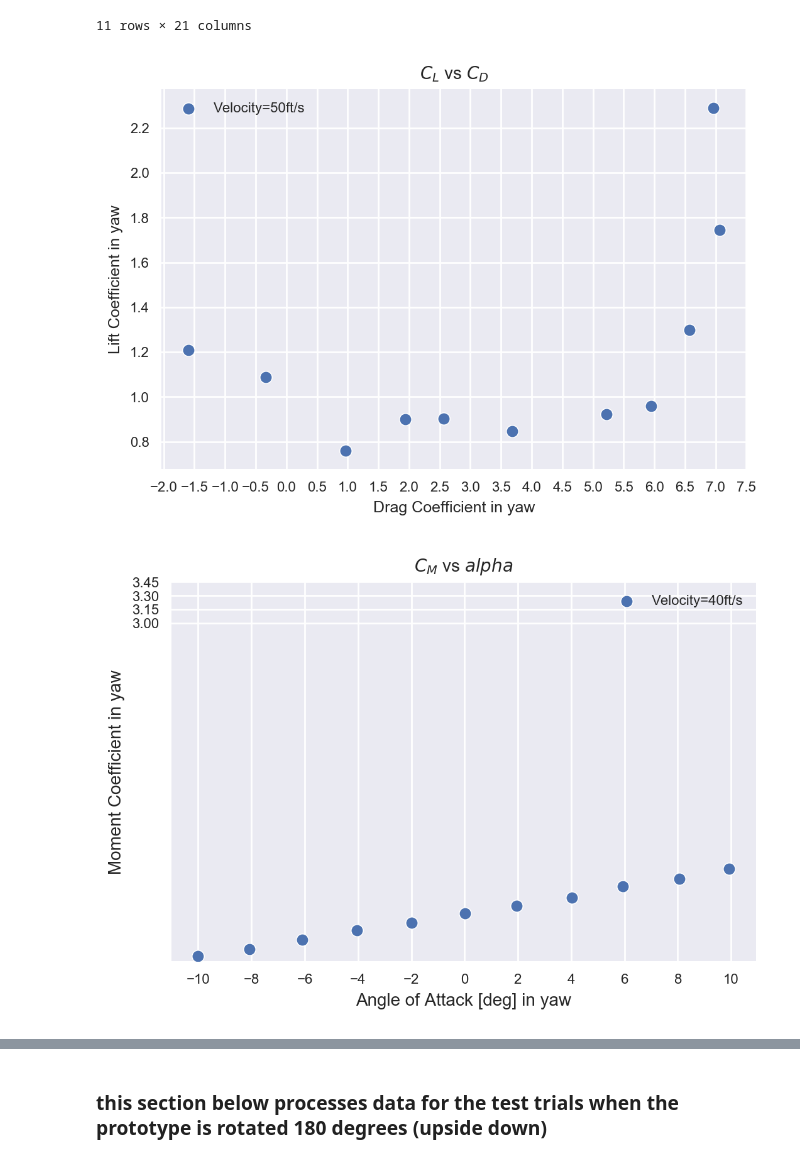
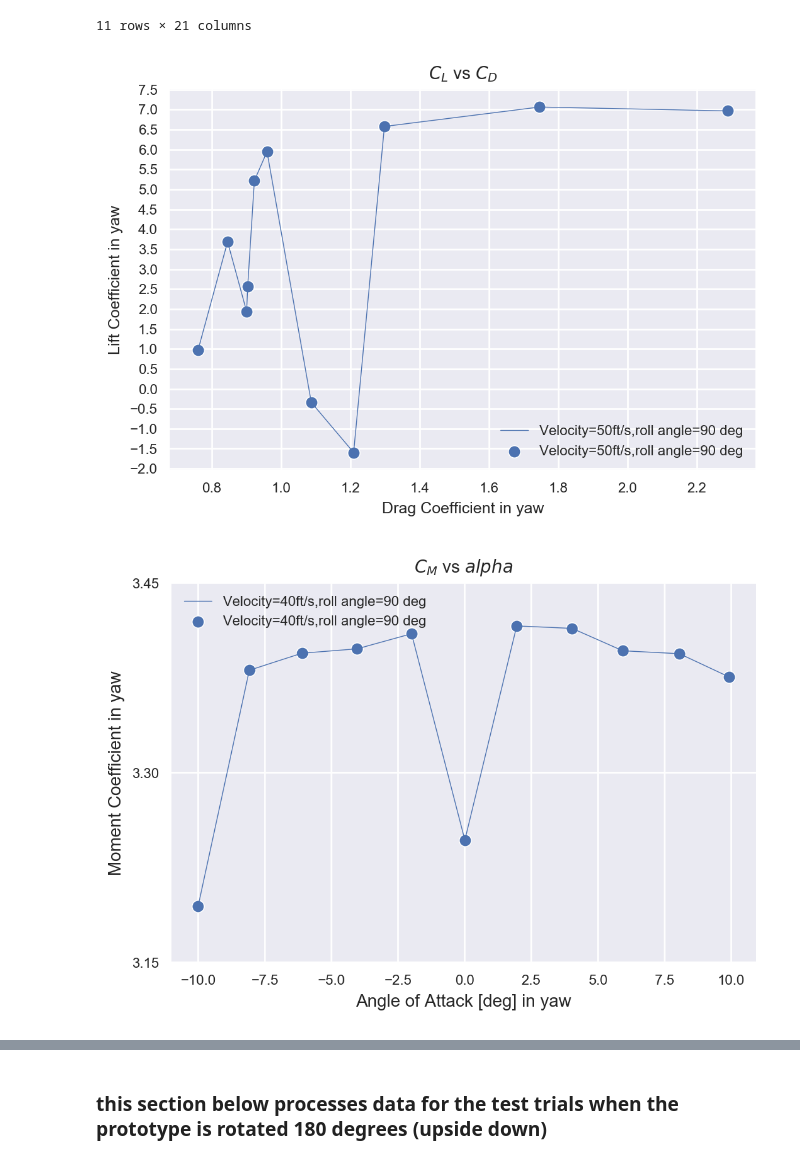
Before and after one commit to RandyChen233/AE460-aerodynamics-propulsion-Lab, a Jupyter notebook: design_lab/data_processing.ipynb, the cells around one changed output, grey strips where cells are left out. Saved outputs shown, nothing was run; the diff lists cells and outputs as text; code cells hidden in the pictures.

```diff
--- a/design_lab/data_processing.ipynb
+++ b/design_lab/data_processing.ipynb
@@ -391,32 +411,33 @@ df_list_yaw[1]
 # %%
 %matplotlib inline
 plt.figure(dpi=200);
-sns.scatterplot(x='Lift Coef',y='Drag Coef',data=df_list_yaw[1],label='Velocity=50ft/s');
+sns.scatterplot(x='Drag Coef',y='Lift Coef',data=df_list_yaw[1],label='Velocity=50ft/s,roll angle=90 deg');
+sns.lineplot(x='Drag Coef',y='Lift Coef',data=df_list_yaw[1],label='Velocity=50ft/s,roll angle=90 deg');
 
 plt.legend(fontsize=8)
-#plt.yticks(np.arange(-0.1,2.3,step=0.3),fontsize=9);
-plt.xticks(np.arange(-2,8,step=0.5));
+plt.yticks(np.arange(-2,8,step=0.5));
+#plt.xticks(np.arange(-2,8,step=0.5));
 plt.ylabel('Lift Coefficient in yaw',fontsize=9);
 plt.xlabel('Drag Coefficient in yaw',fontsize=9);
 plt.title('$C_L$ vs $C_D$',fontsize=10);
 plt.savefig('CL_vs_CD_yaw.png',dpi=200);
 # %% [output]
-[figure, old version]
+[figure, new version]
 # %%
 %matplotlib inline
 plt.figure(dpi=200);
-sns.scatterplot(x='Angle of Attack[deg]',y='Moment Coef',data=df_list_yaw[1],label='Velocity=40ft/s');
-
+sns.scatterplot(x='Angle of Attack[deg]',y='Moment Coef',data=df_list_yaw[1],label='Velocity=40ft/s,roll angle=90 deg');
+sns.lineplot(x='Angle of Attack[deg]',y='Moment Coef',data=df_list_yaw[1],label='Velocity=40ft/s,roll angle=90 deg');
 plt.legend(fontsize=8)
-plt.yticks(np.arange(3,3.45,step=0.15));
-plt.xticks(np.arange(-10,12,step=2));
+plt.yticks(np.arange(3.15,3.45,step=0.15));
+#plt.xticks(np.arange(-10,12,step=2));
 
 plt.ylabel('Moment Coefficient in yaw',fontsize=10);
 plt.xlabel('Angle of Attack [deg] in yaw',fontsize=10);
 plt.title('$C_M$ vs $alpha$',fontsize=10);
 plt.savefig('moment_yaw.png',dpi=200);
 # %% [output]
-[figure, old version]
+[figure, new version]
 # %%
 %matplotlib inline
 plt.figure(dpi=200);
```
Also changed, not shown: parts of 12 cells of this notebook, 12 other files.
